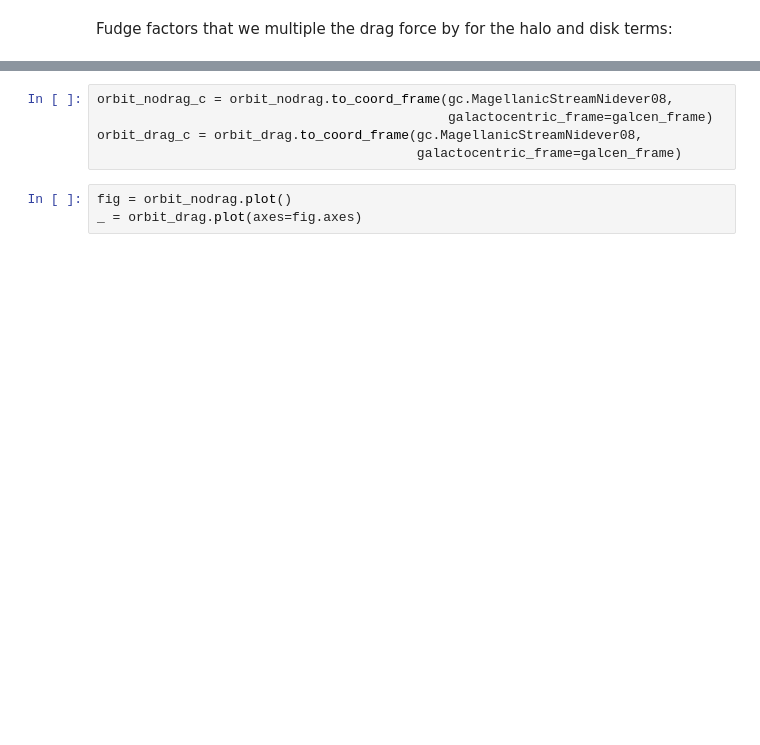
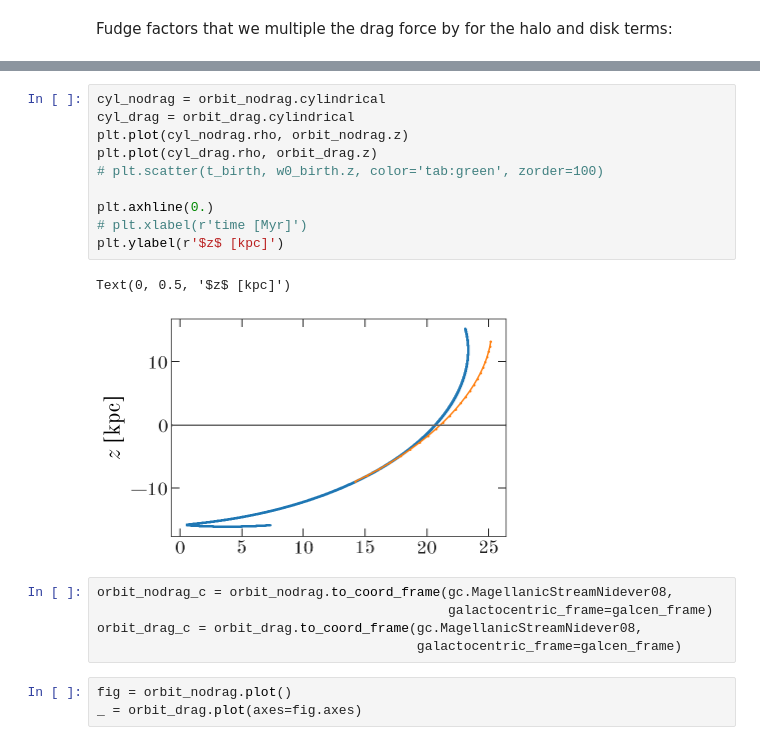
Before and after one commit to adrn/dr2-lmc-cluster, a Jupyter notebook: notebooks/Ram-pressure-orbit.ipynb, the cells around one changed output, grey strips where cells are left out. Saved outputs shown, nothing was run; the diff lists cells and outputs as text; blank space fills up the shorter version.

```diff
--- a/notebooks/Ram-pressure-orbit.ipynb
+++ b/notebooks/Ram-pressure-orbit.ipynb
@@ -180,3 +208,16 @@ Text(0, 0.5, '$z$ [kpc]')
+# %%
+cyl_nodrag = orbit_nodrag.cylindrical
+cyl_drag = orbit_drag.cylindrical
+plt.plot(cyl_nodrag.rho, orbit_nodrag.z)
+plt.plot(cyl_drag.rho, orbit_drag.z)
+# plt.scatter(t_birth, w0_birth.z, color='tab:green', zorder=100)
+
+plt.axhline(0.)
+# plt.xlabel(r'time [Myr]')
+plt.ylabel(r'$z$ [kpc]')
+# %% [output]
+Text(0, 0.5, '$z$ [kpc]')
+[figure, added]
 # %%
 orbit_nodrag_c = orbit_nodrag.to_coord_frame(gc.MagellanicStreamNidever08,
                                              galactocentric_frame=galcen_frame)
```
Also changed, not shown: parts of 32 cells of this notebook.
